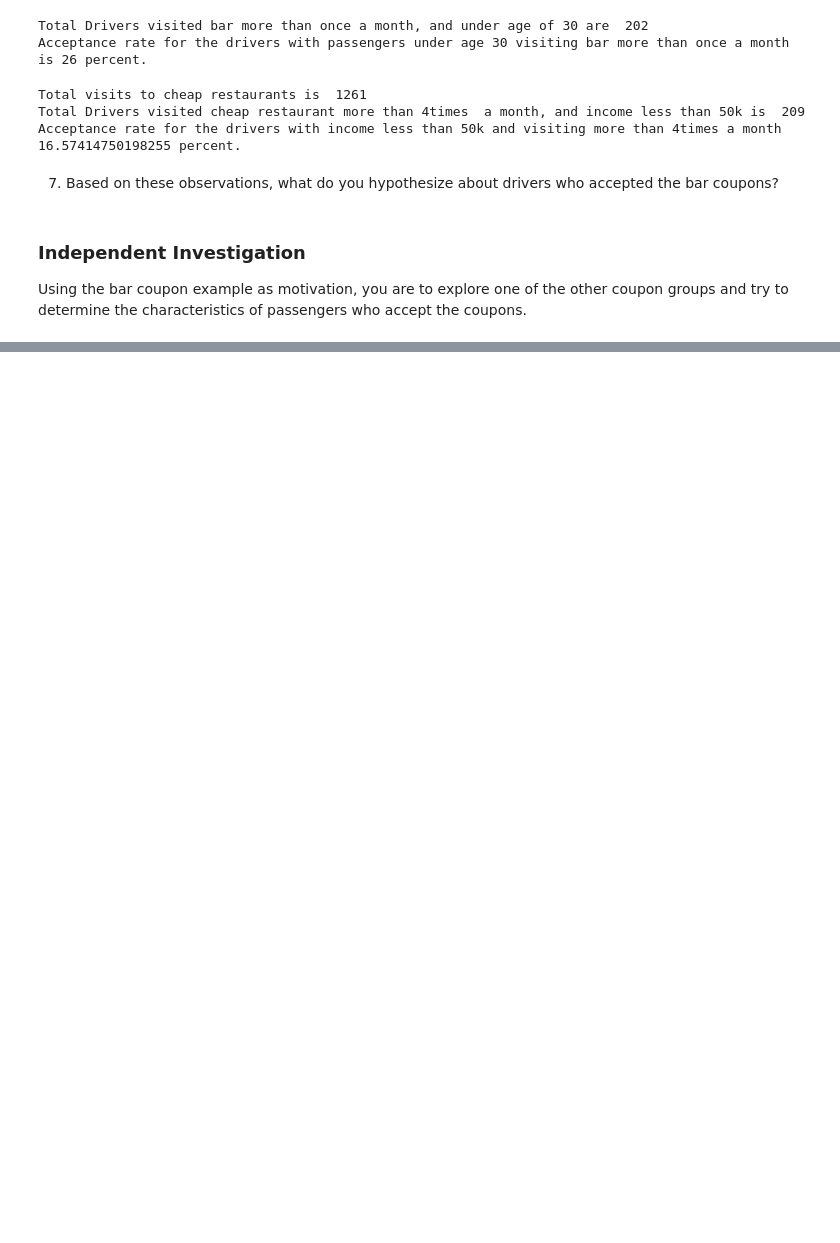
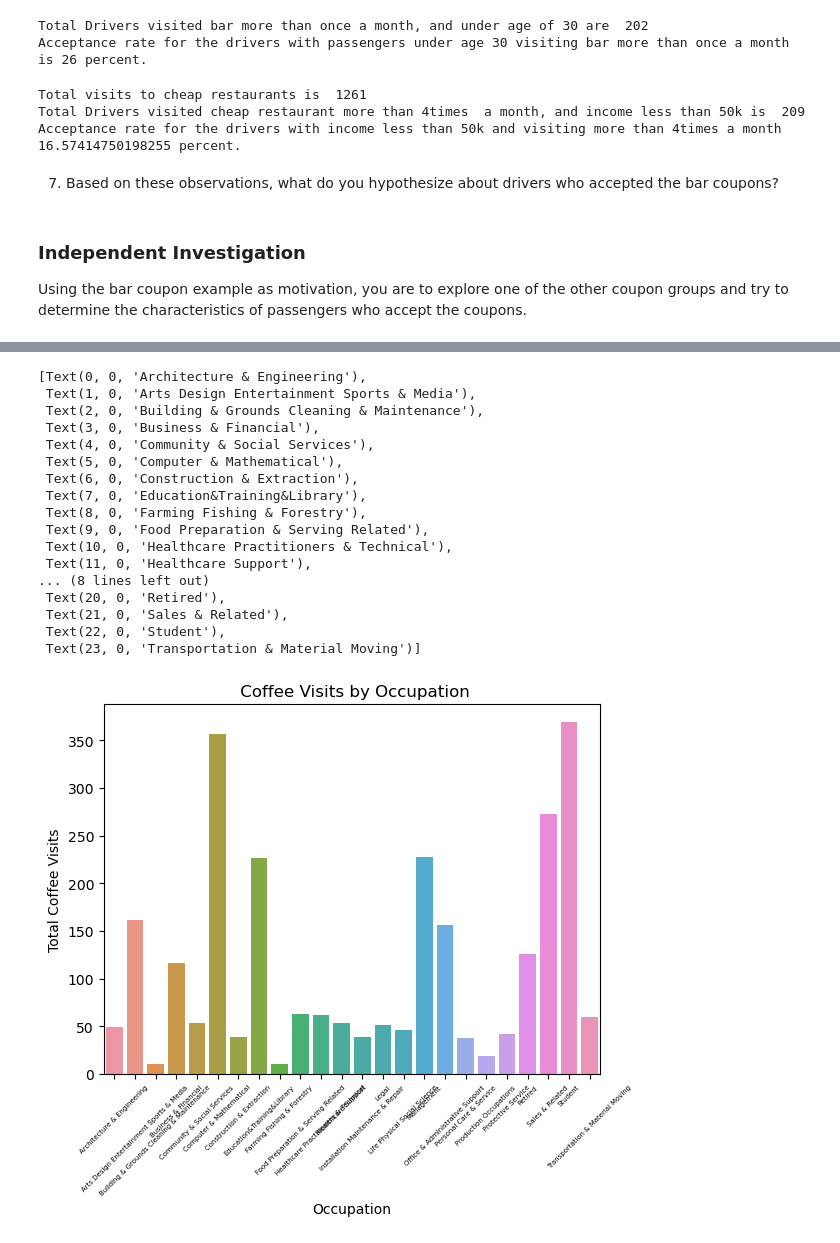
Before and after one commit to marrisp/coupon, a Jupyter notebook: prompt.ipynb, the cells around one changed output, grey strips where cells are left out. Saved outputs shown, nothing was run; the diff lists cells and outputs as text; code cells hidden in the pictures; blank space fills up the shorter version.

```diff
--- a/prompt.ipynb
+++ b/prompt.ipynb
@@ -471,0 +524,4 @@ Using the bar coupon example as motivation, you are to explore one of the other
+# %%
+df_coffee_occup = df_coffee.groupby('occupation').size().to_frame('Total Visits').reset_index()
+
+df_coffee_occup
@@ -471,0 +546,26 @@ Using the bar coupon example as motivation, you are to explore one of the other
+# %%
+fig = sns.barplot(data=df_coffee_occup,x='occupation',y='Total Visits')
+
+fig.set_xlabel('Occupation')
+fig.set_ylabel('Total Coffee Visits')
+fig.set_title(' Coffee Visits by Occupation')
+fig.set_xticklabels(fig.get_xticklabels(),rotation=45, size=5)
+# %% [output]
+[Text(0, 0, 'Architecture & Engineering'),
+ Text(1, 0, 'Arts Design Entertainment Sports & Media'),
+ Text(2, 0, 'Building & Grounds Cleaning & Maintenance'),
+ Text(3, 0, 'Business & Financial'),
+ Text(4, 0, 'Community & Social Services'),
+ Text(5, 0, 'Computer & Mathematical'),
+ Text(6, 0, 'Construction & Extraction'),
+ Text(7, 0, 'Education&Training&Library'),
+ Text(8, 0, 'Farming Fishing & Forestry'),
+ Text(9, 0, 'Food Preparation & Serving Related'),
+ Text(10, 0, 'Healthcare Practitioners & Technical'),
+ Text(11, 0, 'Healthcare Support'),
+... (8 lines left out)
+ Text(20, 0, 'Retired'),
+ Text(21, 0, 'Sales & Related'),
+ Text(22, 0, 'Student'),
+ Text(23, 0, 'Transportation & Material Moving')]
+[figure, added]
```
Also changed, not shown: parts of 16 cells of this notebook.
